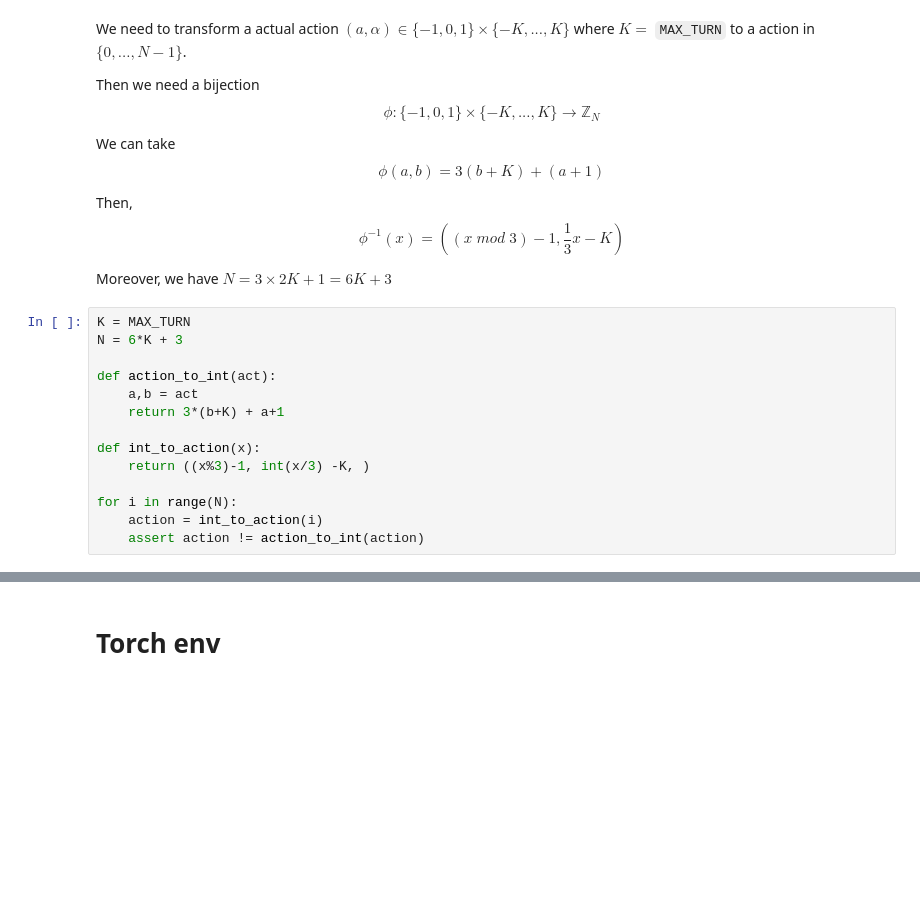
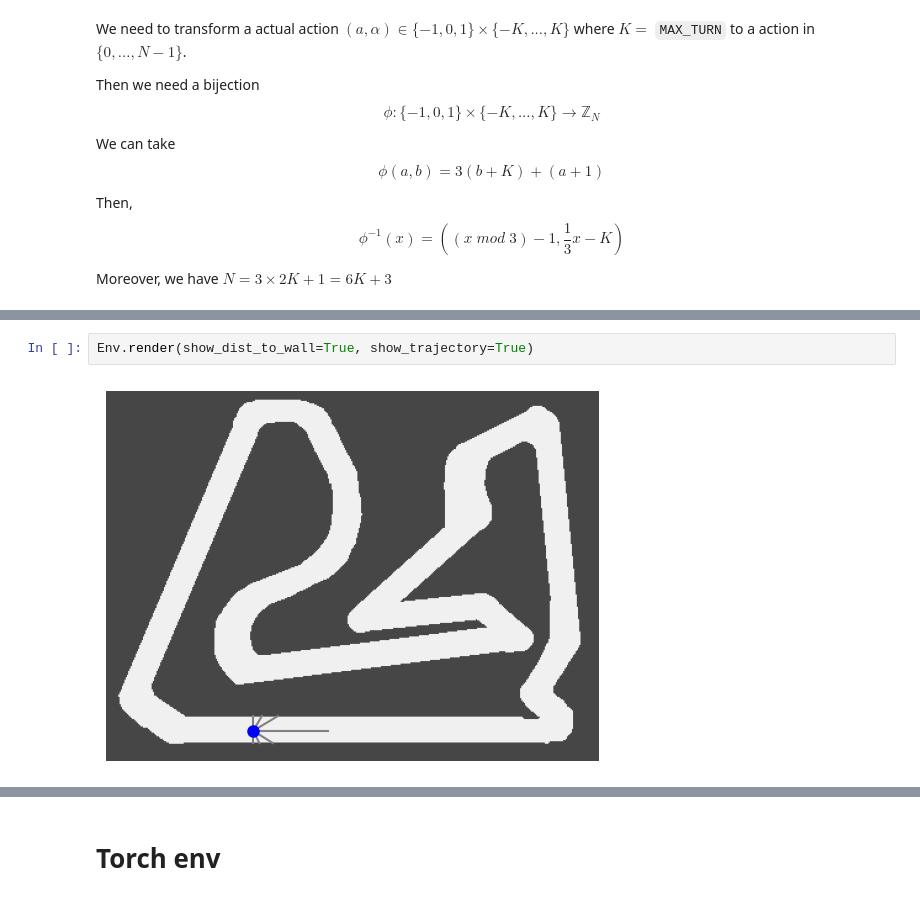
Before and after one commit to GeckSpy/EP-trajectory-optimisation, a Jupyter notebook: Environment/env_05.ipynb, the cells around one changed output, grey strips where cells are left out. Drawn from its saved outputs; the diff is of its cells as text; blank space fills up the shorter version.

```diff
--- a/Environment/env_05.ipynb
+++ b/Environment/env_05.ipynb
@@ -349,20 +349,6 @@ Then,
 $$\phi^{-1}(x) = ((x\; mod\; 3)-1, \frac{1}{3}x -K)$$
 
 Moreover, we have $N = 3\times 2K+1 = 6K+3$
-# %%
-K = MAX_TURN
-N = 6*K + 3
-
-def action_to_int(act):
-    a,b = act
-    return 3*(b+K) + a+1
-
-def int_to_action(x):
-    return ((x%3)-1, int(x/3) -K, )
-
-for i in range(N):
-    action = int_to_action(i)
-    assert action != action_to_int(action)
 # %%
 class RacingCar(Env):
     def __init__(self, track_path):
@@ -458,0 +476,4 @@ M.close()
+# %%
+Env.render(show_dist_to_wall=True, show_trajectory=True)
+# %% [output]
+[figure, added]
```
Also changed, not shown: parts of 7 cells of this notebook.
